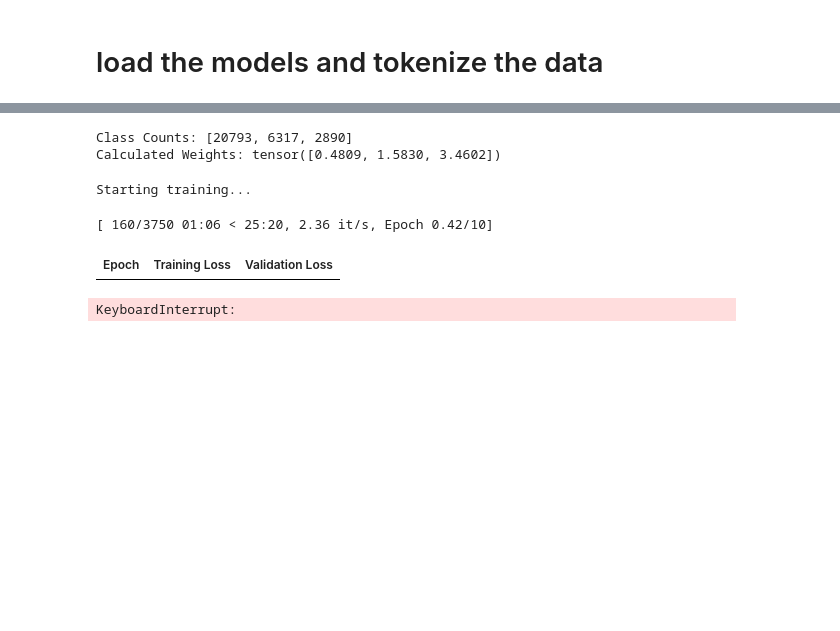
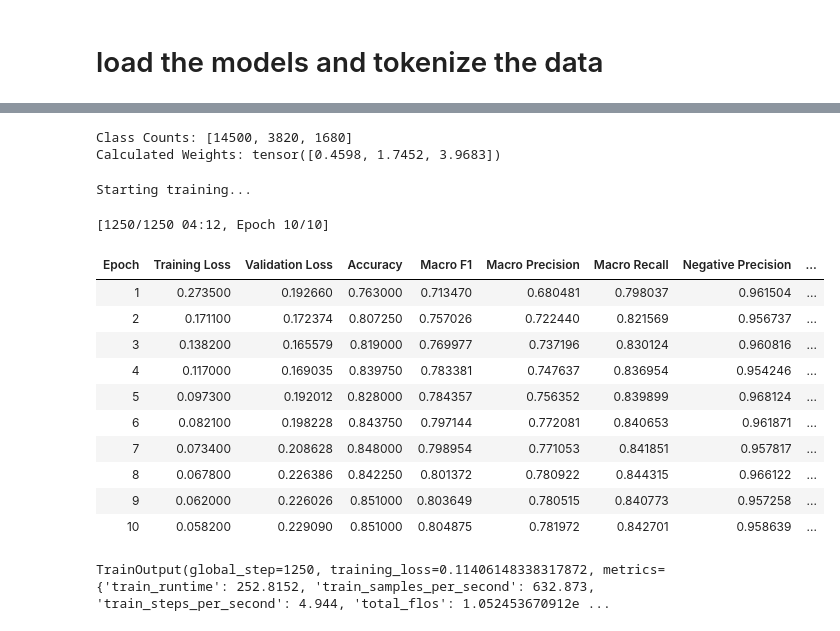
Before and after one commit to SorataBaka/2025-graduation-research, a Jupyter notebook: relevancy-classifier/9. sentiment_training.ipynb, the cells around one changed output, grey strips where cells are left out. Cells and saved outputs as stored; diff of their text form; code cells hidden in the pictures; blank space fills up the shorter version.

```diff
--- a/relevancy-classifier/9. sentiment_training.ipynb
+++ b/relevancy-classifier/9. sentiment_training.ipynb
@@ -92,11 +92,14 @@ def tokenize(batch):
         batch["content"],
         padding="max_length",
         truncation=True,
-        max_length=512,
+        max_length=128,
         return_tensors="pt",
     )
 train_ds = train_ds.map(tokenize, batched=True, num_proc=12)
 test_ds = test_ds.map(tokenize, batched=True, num_proc=12)
+
+train_ds = train_ds.cast_column("label", class_labels)
+test_ds = test_ds.cast_column("label", class_labels)
 # %%
 def compute_metrics(class_names):
     num_classes = len(class_names)
@@ -174,44 +226,54 @@ my_weights = torch.tensor(weights, dtype=torch.float)
 print(f"Class Counts: {counts}")
 print(f"Calculated Weights: {my_weights}")
 # %% [output]
-Class Counts: [20793, 6317, 2890]
-Calculated Weights: tensor([0.4809, 1.5830, 3.4602])
+Class Counts: [14500, 3820, 1680]
+Calculated Weights: tensor([0.4598, 1.7452, 3.9683])
 # %%
 from transformers.training_args import TrainingArguments
 from transformers.data.data_collator import default_data_collator
 from sklearn.metrics import precision_recall_fscore_support, accuracy_score
 import numpy as np
 training_args = TrainingArguments(
     overwrite_output_dir=True,
     eval_strategy="epoch",     # evaluate at the end of each epoch
     save_strategy="epoch",           # save checkpoint at the end of each epoch
     learning_rate=1e-5,
-    per_device_train_batch_size=64,
+    per_device_train_batch_size=128,
     per_device_eval_batch_size=256,
     num_train_epochs=10,
     weight_decay=0.05,
     logging_strategy="epoch",
     load_best_model_at_end=True,
     metric_for_best_model="eval_macro_f1",
     greater_is_better=True,
     warmup_ratio=0.01,
     fp16=True,
 )
 compute_callback = compute_metrics(class_labels.names)
-train_ds_split = train_ds.train_test_split(test_size=0.2, seed=42)
-trainer = WeightedLossTrainer(
+train_ds_split = train_ds.train_test_split(test_size=0.2, seed=42, stratify_by_column="label")
+trainer = FocalLossTrainer(
     model = model,
     args = training_args,
     train_dataset = train_ds_split["train"],
     eval_dataset=train_ds_split["test"],
     data_collator=default_data_collator,
     compute_metrics=compute_callback,
     class_weights=my_weights
 )
 print("Starting training...")
 trainer.train()
 # %% [output]
 Starting training...
-[ 160/3750 01:06 < 25:20, 2.36 it/s, Epoch 0.42/10]
+[1250/1250 04:12, Epoch 10/10]
-| Epoch | Training Loss | Validation Loss |
+| Epoch | Training Loss | Validation Loss | Accuracy | Macro F1 | Macro Precision | Macro Recall | Negative Precision | ... |
+| 1 | 0.273500 | 0.192660 | 0.763000 | 0.713470 | 0.680481 | 0.798037 | 0.961504 | ... |
+| 2 | 0.171100 | 0.172374 | 0.807250 | 0.757026 | 0.722440 | 0.821569 | 0.956737 | ... |
+| 3 | 0.138200 | 0.165579 | 0.819000 | 0.769977 | 0.737196 | 0.830124 | 0.960816 | ... |
+| 4 | 0.117000 | 0.169035 | 0.839750 | 0.783381 | 0.747637 | 0.836954 | 0.954246 | ... |
+| 5 | 0.097300 | 0.192012 | 0.828000 | 0.784357 | 0.756352 | 0.839899 | 0.968124 | ... |
+| 6 | 0.082100 | 0.198228 | 0.843750 | 0.797144 | 0.772081 | 0.840653 | 0.961871 | ... |
+| 7 | 0.073400 | 0.208628 | 0.848000 | 0.798954 | 0.771053 | 0.841851 | 0.957817 | ... |
+| 8 | 0.067800 | 0.226386 | 0.842250 | 0.801372 | 0.780922 | 0.844315 | 0.966122 | ... |
+| 9 | 0.062000 | 0.226026 | 0.851000 | 0.803649 | 0.780515 | 0.840773 | 0.957258 | ... |
+| 10 | 0.058200 | 0.229090 | 0.851000 | 0.804875 | 0.781972 | 0.842701 | 0.958639 | ... |
-KeyboardInterrupt:
+TrainOutput(global_step=1250, training_loss=0.11406148338317872, metrics={'train_runtime': 252.8152, 'train_samples_per_second': 632.873, 'train_steps_per_second': 4.944, 'total_flos': 1.052453670912e ...
```
Also changed, not shown: parts of 9 cells of this notebook, 18 other files.
